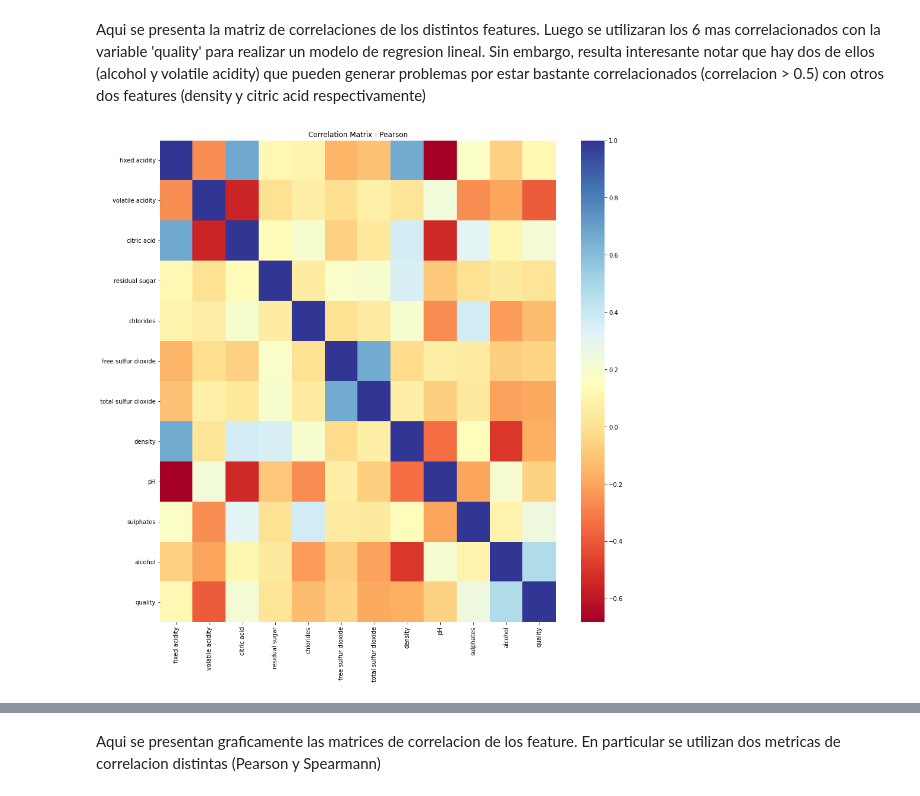
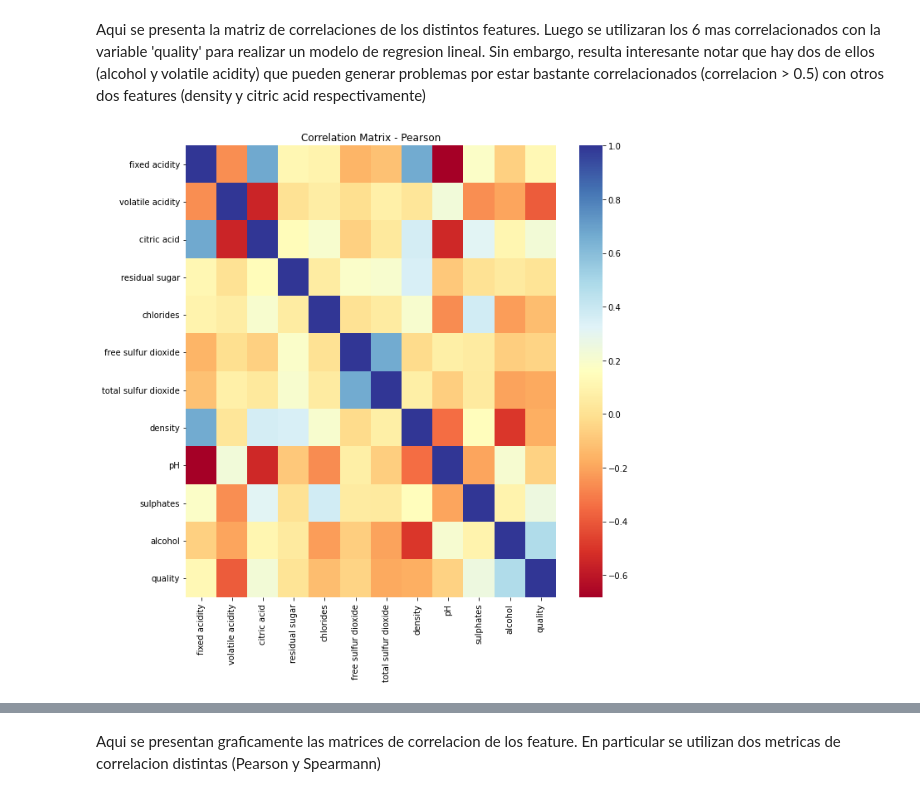
Before and after one commit to rdambrosioz/aa_2021, a Jupyter notebook: aa_tarea1_costanzo_dambrosio.ipynb, the cells around one changed output, grey strips where cells are left out. Cells and saved outputs as stored; diff of their text form; code cells hidden in the pictures.

```diff
--- a/aa_tarea1_costanzo_dambrosio.ipynb
+++ b/aa_tarea1_costanzo_dambrosio.ipynb
@@ -95,10 +97,10 @@ correlations
 # %% [markdown]
 Aqui se presenta la matriz de correlaciones de los distintos features. Luego se utilizaran los 6 mas correlacionados con la variable 'quality' para realizar un modelo de regresion lineal. Sin embargo, resulta interesante notar que hay dos de ellos (alcohol y volatile acidity) que pueden generar problemas por estar bastante correlacionados (correlacion > 0.5) con otros dos features (density y citric acid respectivamente)
 # %%
-plt.figure(figsize=(15,15))
+plt.figure(figsize=(10,10))
 sns.heatmap(correlations, cbar=True, cmap='RdYlBu')
 plt.title('Correlation Matrix - Pearson')
 plt.show()
 # %% [output]
-[figure, old version]
+[figure, new version]
 # %%
```
Also changed, not shown: parts of 43 cells of this notebook.
